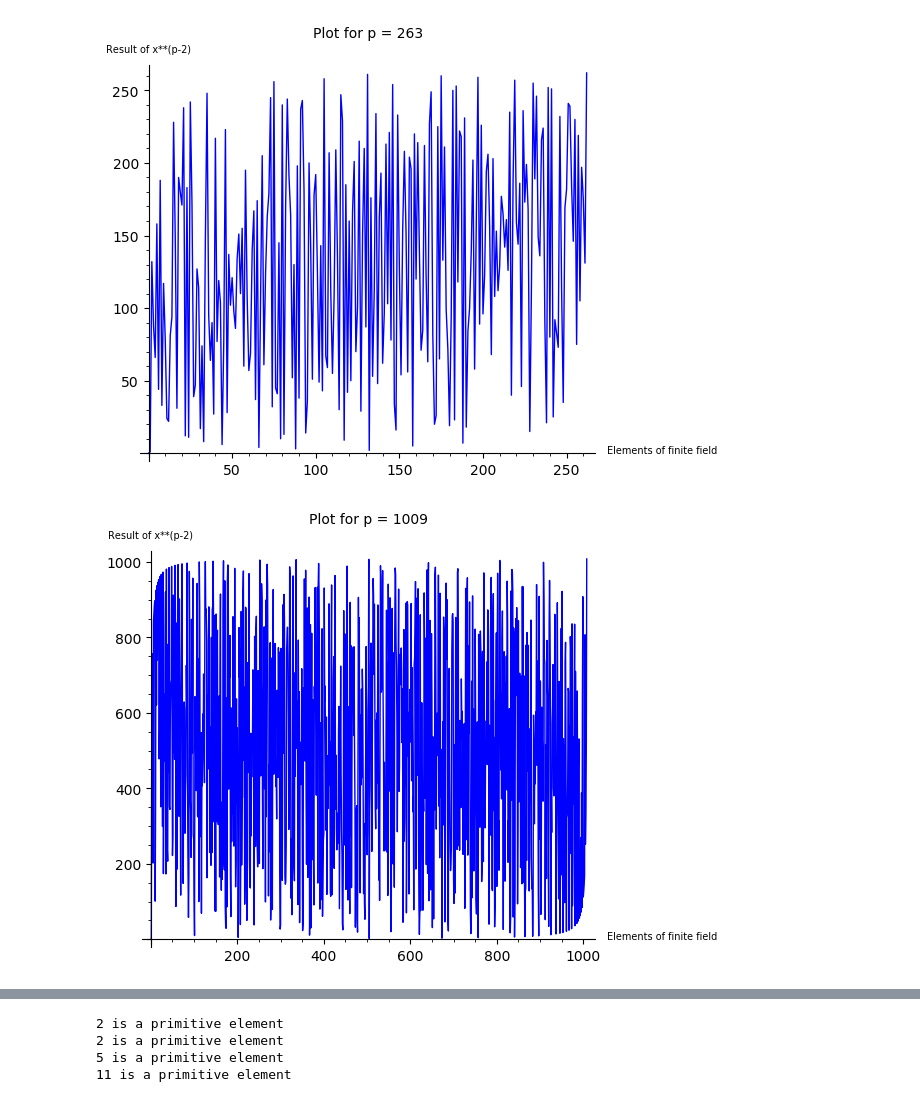
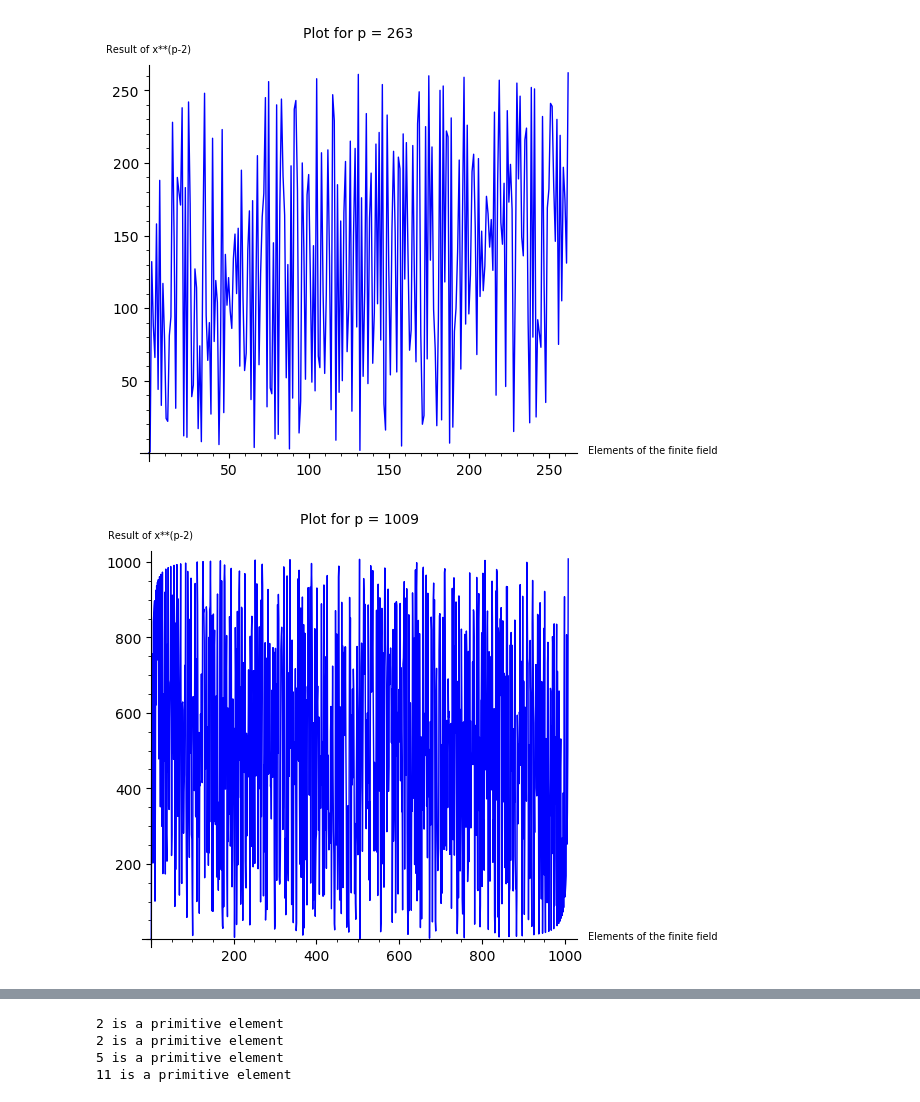
Before and after one commit to afonscosta/EC_1819, a Jupyter notebook: TP0/Hello_World_SageMath.ipynb, the cells around one changed output, grey strips where cells are left out. Drawn from its saved outputs; the diff is of its cells as text; code cells hidden in the pictures.

```diff
--- a/TP0/Hello_World_SageMath.ipynb
+++ b/TP0/Hello_World_SageMath.ipynb
@@ -12,6 +20,6 @@ for i,p in enumerate(primes):
     values = []
     for i in range(p):
         values.append((i,ff(i)**(p-2)))
-    show(line(values), axes_labels=['Elements of finite field', 'Result of x**(p-2)'],
+    show(line(values), axes_labels=['Elements of the finite field', 'Result of x**(p-2)'],
          axes_labels_size=0.7, title='Plot for p = ' + str(p))
 # %% [output]
@@ -20,2 +28,2 @@ for i,p in enumerate(primes):
-[figure, old version]
+[figure, new version]
-[figure, old version]
+[figure, new version]
```
Also changed, not shown: parts of 5 cells of this notebook.
